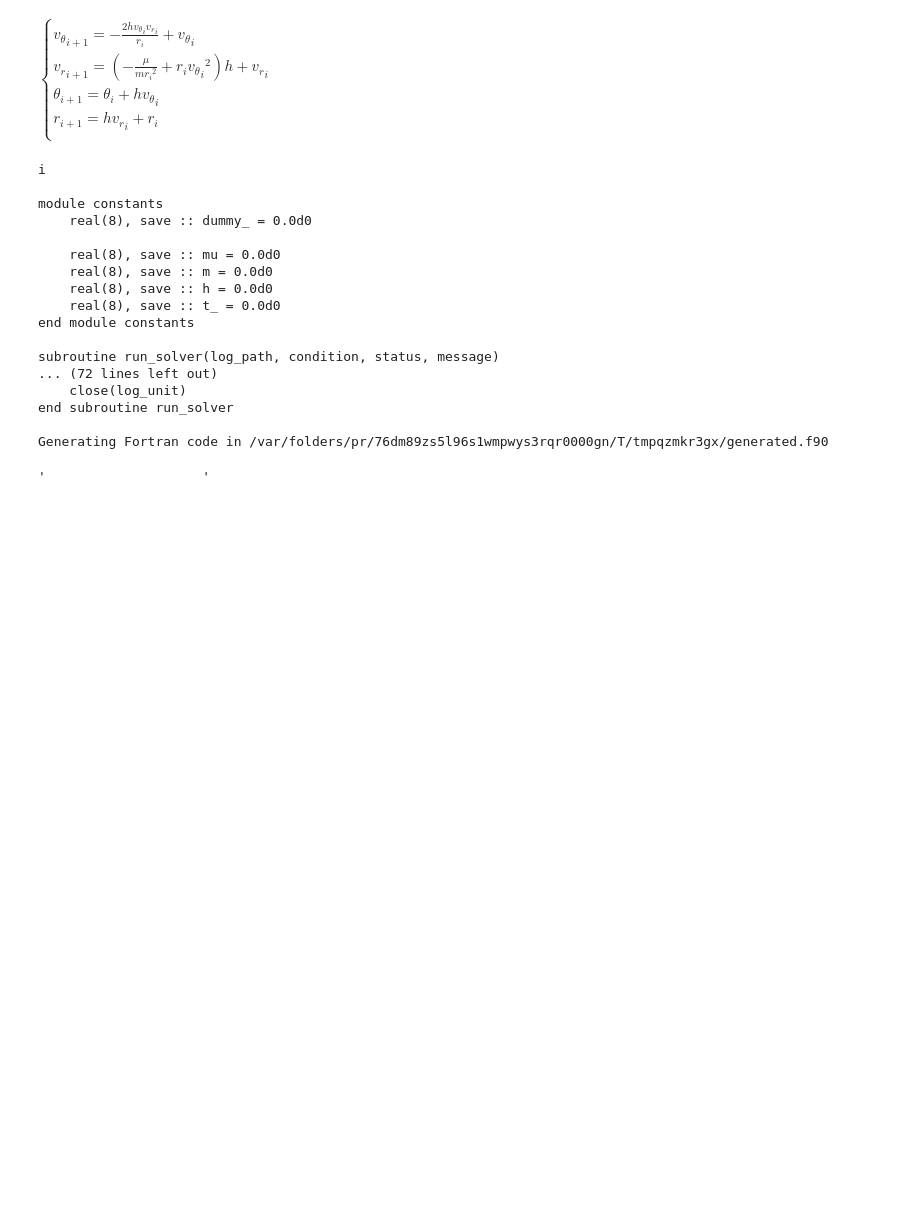
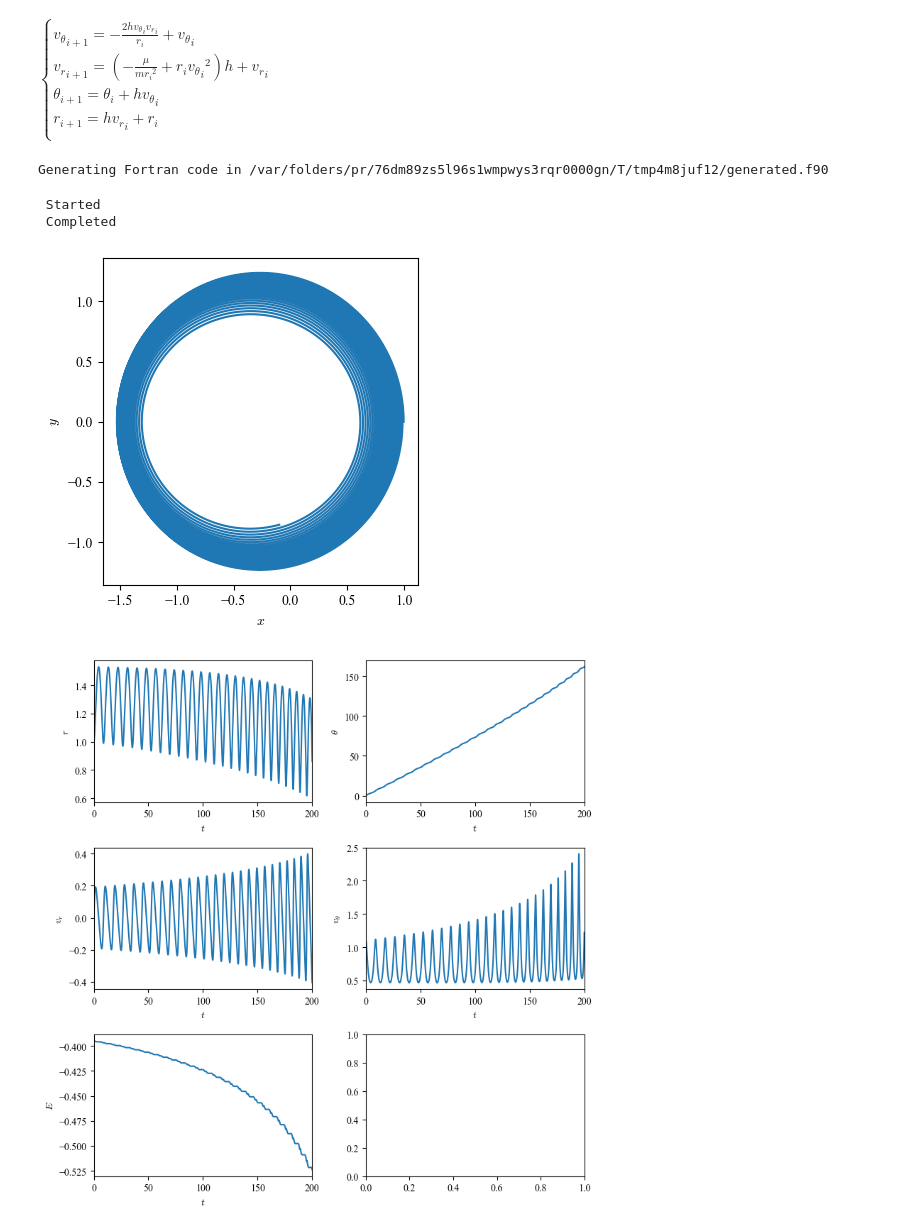
Before and after one commit to yoshimura-lab-mbd/mechanics, a Jupyter notebook: src/examples/kepler.ipynb, the cells around one changed output. Drawn from its saved outputs; the diff is of its cells as text; code cells hidden in the pictures; blank space fills up the shorter version.

Commit message:
add: running solver and get result

```diff
--- a/src/examples/kepler.ipynb
+++ b/src/examples/kepler.ipynb
@@ -20,8 +20,11 @@ ddq = tuple(dot(dq_n) for dq_n in dq)
 
 mu, m = constants(r'\mu, m')
 
+x = r * cos(theta)
+y = r * sin(theta)
+
 U = - mu / r
-T = m / 2 * (dot(r)**2 + (r * dot(theta))**2)
+T = (m / 2 * (dot(x)**2 + dot(y)**2)).simplify()
 E = T + U
 L = T - U
 show('L =' , L)
@@ -42,47 +47,52 @@ h, T = constants('h T')
 i, = indices('i')
 X, euler_step, d = euler_explicit(F, h, i)
 show_equations(euler_step)
+
+r, theta = d(q)
+v_r, v_theta = d(dq)
 # %% [output]
 $\displaystyle \begin{cases}{v_\theta}_{i + 1} = - \frac{2 {h} {v_\theta}_{i} {v_r}_{i}}{{r}_{i}} + {v_\theta}_{i}\\{v_r}_{i + 1} = \left(- \frac{{\mu}}{{m} {{r}_{i}}^2} + {r}_{i} {{v_\theta}_{i}}^2\right) {h} + {v_r}_{i}\\{\theta}_{i + 1} = {\theta}_{i} + {h} {v_\theta}_{i}\\{r}_{i + 1} = {h} {v_r}_{i} + {r}_{i}\\\end{cases}$
 # %%
 with Solver() as solver:
     solver.constants(mu, m, h, T)
     solver.variables(*X, index=(i, 0, T/h))
-    solver.functions('E', index=(i, 0, T/h))
+    solver.functions('x', 'y', 'E', index=(i, 0, T/h))
     solver.inputs(*(x[0] for x in X))
     with solver.steps(i, 0, T/h) as step:
         step.solve_explicit(euler_step)
-        step.calculate({'E': d(E)}, i)
+        step.calculate({'x': d(x), 'y': d(y), 'E': d(E)}, i)
 # %% [output]
-i
-
-module constants
-    real(8), save :: dummy_ = 0.0d0
-
-    real(8), save :: mu = 0.0d0
-    real(8), save :: m = 0.0d0
-    real(8), save :: h = 0.0d0
-    real(8), save :: t_ = 0.0d0
-end module constants
-
-subroutine run_solver(log_path, condition, status, message)
-... (72 lines left out)
-    close(log_unit)
-end subroutine run_solver
-
-Generating Fortran code in /var/folders/pr/76dm89zs5l96s1wmpwys3rqr0000gn/T/tmpqzmkr3gx/generated.f90
+Generating Fortran code in /var/folders/pr/76dm89zs5l96s1wmpwys3rqr0000gn/T/tmp4m8juf12/generated.f90
 # %%
 _ = solver.run({
-    mu: 1.0,
-    m: 1.0,
-    h: 0.01,
-    T: 10.0,
-    r[0]: 1.0,
-    theta[0]: 0.0,
-    dr[0]: 0.0,
-    dtheta[0]: 1.0,
+    mu: 1.0, m: 1.0,
+    h: 0.01, T: 200.0,
+    r[0]: 1.0, theta[0]: 0.0,
+    v_r[0]: 0.0, v_theta[0]: 1.1,
 })
+# %% [output]
+ Started
+ Completed
-# %%
-'    ' * 5
-# %% [output]
-'                    '
+# %%
+import matplotlib.pyplot as plt
+import numpy as np
+
+
+t = np.arange(0, _[T], _[h])
+
+fig, ax = plt.subplots(1, 1, figsize=(4, 4), tight_layout=True)
+ax.plot(_['x'], _['y'])
+ax.set_xlabel('$x$')
+ax.set_ylabel('$y$')
+
+fig, axes = plt.subplots(3, 2, figsize=(8, 8), tight_layout=True)
+variables = [r, theta, v_r, v_theta, 'E']
+for ax, var in zip(axes.flatten(), variables):
+    name = getattr(var, 'name', var)
+    ax.plot(t, _[var][:-1])
+    ax.set_xlabel('$t$')
+    ax.set_ylabel(f'${name}$')
+    ax.set_xlim(0, _[T])
+# %% [output]
+[figure, added]
+[figure, added]
```
Also changed, not shown: parts of 1 cell of this notebook, 1 other file.
